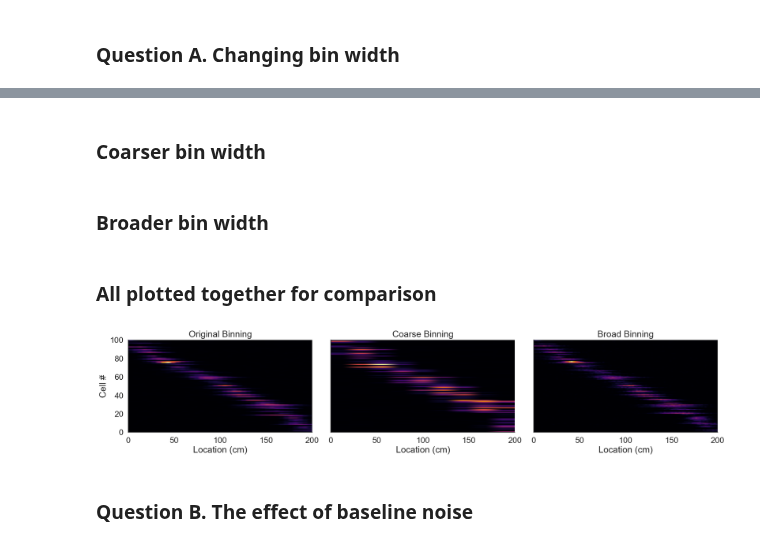
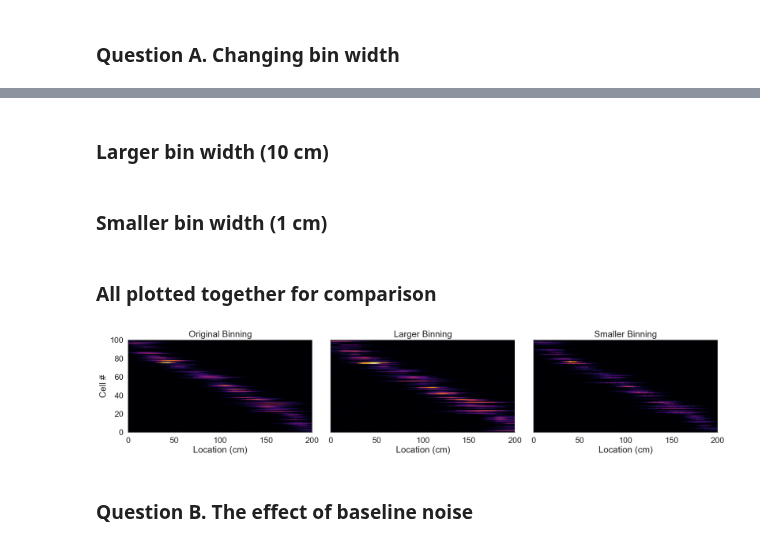
Before and after one commit to EvaMare/Neuro_Analysis, a Jupyter notebook: 2-single-cell-analysis-master/01-tuning-curves/Module_2a_exercises.ipynb, the cells around one changed output, grey strips where cells are left out. Cells and saved outputs as stored; diff of their text form; code cells hidden in the pictures.

```diff
--- a/2-single-cell-analysis-master/01-tuning-curves/Module_2a_exercises.ipynb
+++ b/2-single-cell-analysis-master/01-tuning-curves/Module_2a_exercises.ipynb
@@ -132,7 +121,7 @@ plt.colorbar()
 # %% [markdown]
-### Coarser bin width
+### Larger bin width (10 cm)
 # %%
-space_bins = np.arange(0., 200., 20.)
+space_bins = np.arange(0., 200., 10.)
 
 # we compute histograms for eaxh cell
 spikes_hist= [np.histogram(s, space_bins)[0] for s in spike_positions]
@@ -143,11 +132,11 @@ spikes_hist = np.vstack(spikes_hist).astype(np.float64)
 # we also need an "occupancy histogram" in order to normalize the firing rates maps
 occupancy = np.histogram(x, space_bins)[0] /  fps
 
-firing_rate_maps_coarse = spikes_hist / occupancy
+firing_rate_maps_large = spikes_hist / occupancy
 # %% [markdown]
-### Broader bin width
+### Smaller bin width (1 cm)
 # %%
-space_bins = np.arange(0., 200., 2.)
+space_bins = np.arange(0., 200., 1.)
 
 # we compute histograms for eaxh cell
 spikes_hist= [np.histogram(s, space_bins)[0] for s in spike_positions]
@@ -158,38 +147,38 @@ spikes_hist = np.vstack(spikes_hist).astype(np.float64)
 # we also need an "occupancy histogram" in order to normalize the firing rates maps
 occupancy = np.histogram(x, space_bins)[0] /  fps
 
-firing_rate_maps_broad = spikes_hist / occupancy
+firing_rate_maps_small = spikes_hist / occupancy
 # %% [markdown]
 ### All plotted together for comparison
 # %%
 fig, axes = plt.subplots(1, 3, figsize=(18, 5), sharey=True)
 
-#plot 1: original
+#plot 1: original bin width
 peak_locations = firing_rate_maps.argmax(axis=1)
 ix = np.argsort(peak_locations)
 im0 = axes[0].imshow(firing_rate_maps[ix, :], cmap='inferno', extent=[0, 200, 0, n_cells])
 axes[0].set_title('Original Binning')
 axes[0].set_xlabel('Location (cm)')
 axes[0].set_ylabel('Cell #')
 
-#plot 2: coarse
-peak_locations = firing_rate_maps_coarse.argmax(axis=1)
+#plot 2: large bin width
+peak_locations = firing_rate_maps_large.argmax(axis=1)
 ix = np.argsort(peak_locations)
-im1 = axes[1].imshow(firing_rate_maps_coarse[ix, :], cmap='inferno', extent=[0, 200, 0, n_cells])
-axes[1].set_title('Coarse Binning')
+im1 = axes[1].imshow(firing_rate_maps_large[ix, :], cmap='inferno', extent=[0, 200, 0, n_cells])
+axes[1].set_title('Larger Binning')
 axes[1].set_xlabel('Location (cm)')
 
-#plot 3: broad
-peak_locations = firing_rate_maps_broad.argmax(axis=1)
+#plot 3: small bin width
+peak_locations = firing_rate_maps_small.argmax(axis=1)
 ix = np.argsort(peak_locations)
-im2 = axes[2].imshow(firing_rate_maps_broad[ix, :], cmap='inferno', extent=[0, 200, 0, n_cells])
-axes[2].set_title('Broad Binning')
+im2 = axes[2].imshow(firing_rate_maps_small[ix, :], cmap='inferno', extent=[0, 200, 0, n_cells])
+axes[2].set_title('Smaller Binning')
 axes[2].set_xlabel('Location (cm)')
 
 plt.tight_layout()
 plt.show()
 # %% [output]
-[figure, old version]
+[figure, new version]
 # %% [markdown]
 ### Question B. The effect of baseline noise
 # %% [markdown]
```
Also changed, not shown: parts of 6 cells of this notebook.
